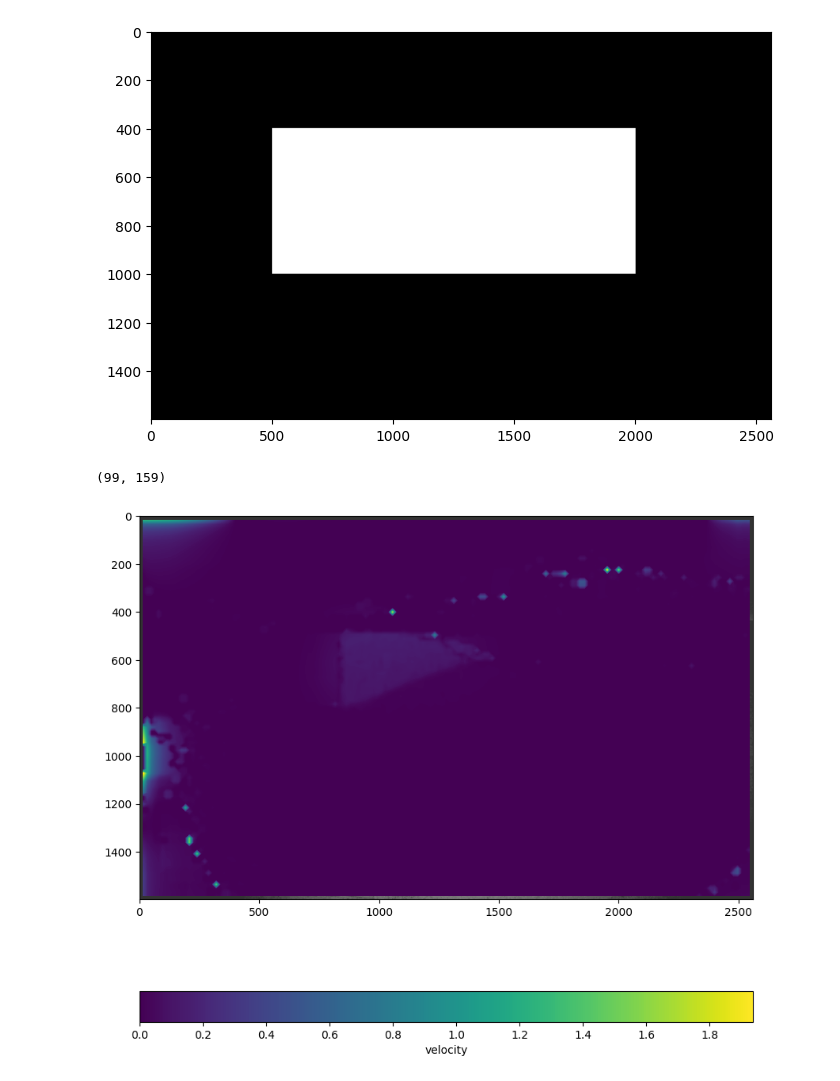
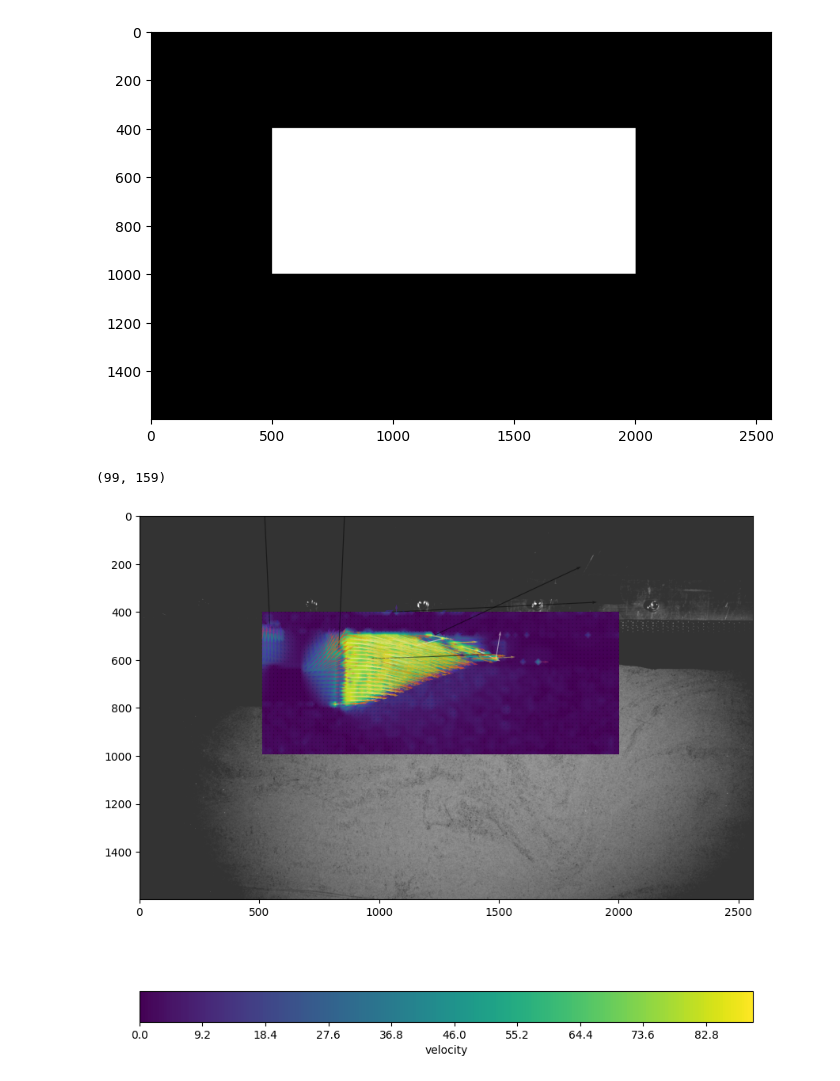
Before and after one commit to adamkolusz/slope-finder, a Jupyter notebook: src/piv.ipynb, the cells around one changed output. Cells and saved outputs as stored; diff of their text form; code cells hidden in the pictures.

```diff
--- a/src/piv.ipynb
+++ b/src/piv.ipynb
@@ -73,8 +73,8 @@ u2, v2 = pivfilters.replace_outliers(
     v0,
     invalid_mask,
     method="localmean",
-    max_iter=5,
-    kernel_size=7,
+    max_iter=3,
+    kernel_size=3,
 )
 
 xs, ys, u3, v3 = pivscaling.uniform(
@@ -115,11 +115,11 @@ import PyQt6
 fig, ax= plt.subplots(figsize=(10,10))
 ax.imshow(frame_a,alpha=.8,cmap='gray',origin='lower')
 vel_mag = np.sqrt(np.abs(masked_u**2 + masked_v**2))
-vel_mag[vel_mag > 200 ] = 0
+vel_mag[vel_mag > 120 ] = 0
 # v_mask = np.where(img,False,True)
 vorticity = (v3 / x + u3 / y)
 vorticity[vorticity < 0] = 0
 vorticity[vorticity > 2] = 0
 print(np.shape(vel_mag))
-# Q= ax.quiver(x, y, masked_u,-masked_v, vel_mag, alpha=0.5, scale=2000, cmap="CMRmap", width=0.0035)
-C = ax.contourf(x, y, vorticity, 255)
+C = ax.contourf(x, y, vel_mag, 255)
+Q= ax.quiver(x, y, masked_u,-masked_v, vel_mag, alpha=0.5, scale=2000, cmap="CMRmap", width=0.0015)
@@ -127,10 +127,10 @@ C = ax.contourf(x, y, vorticity, 255)
 ax.invert_yaxis()
 cb=fig.colorbar(C,orientation='horizontal')
 cb.set_label('velocity')
 # %matplotlib notebook
 # %% [output]
 (99, 159)
-[figure, old version]
+[figure, new version]
 # %%
 
 
```
Also changed, not shown: parts of 2 cells of this notebook, 4 other files.
